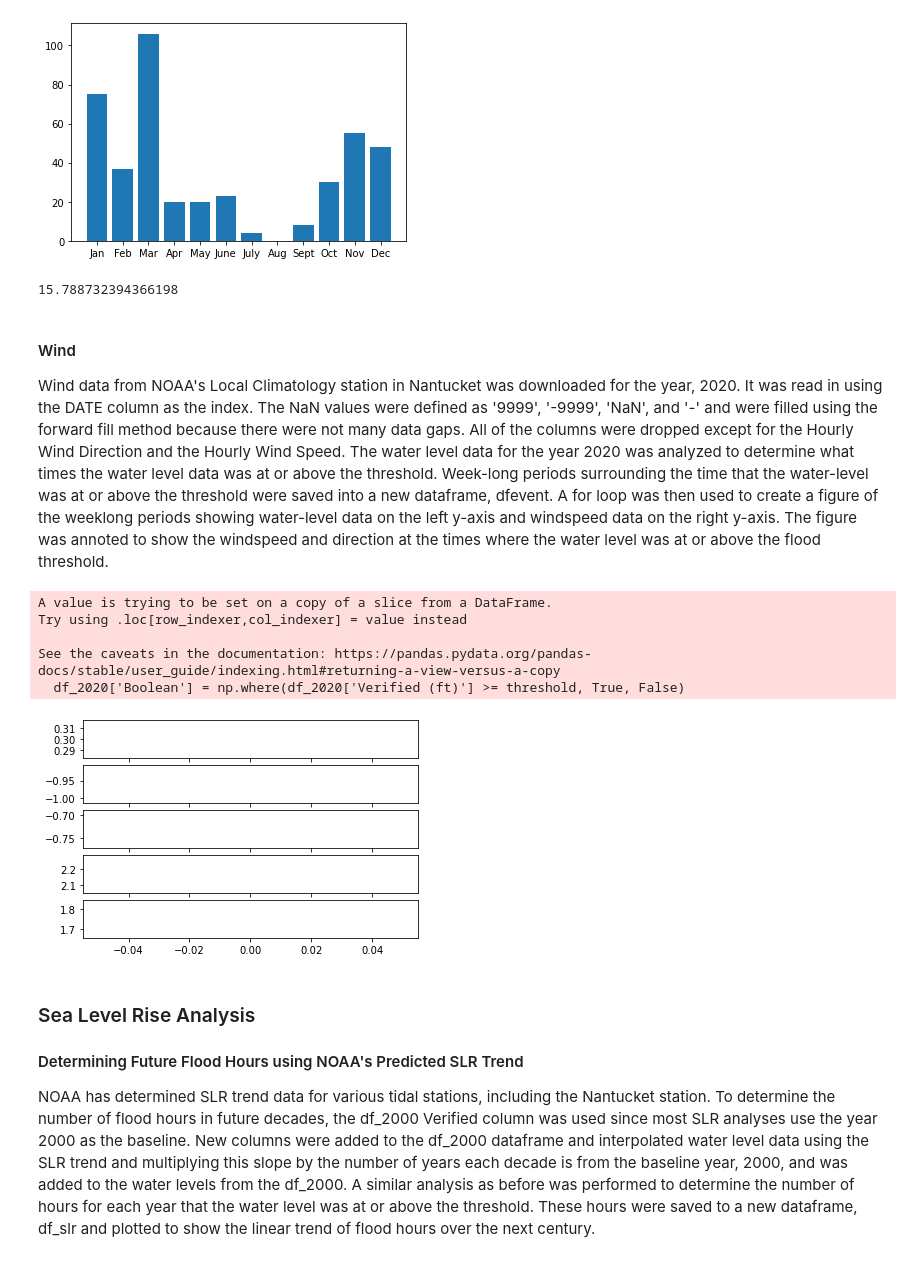
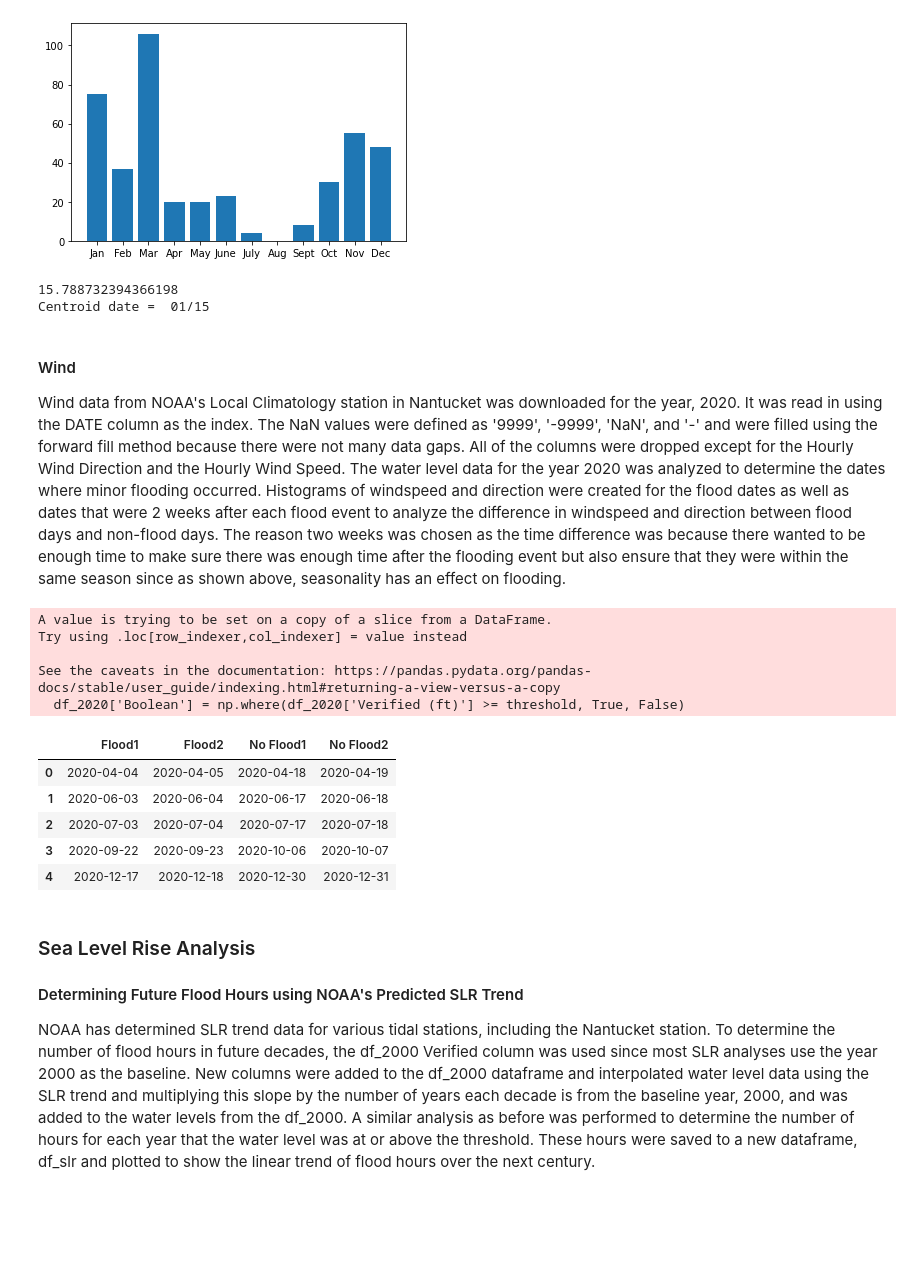
Before and after one commit to ldwyre98/ESCI-895-Final-Project, a Jupyter notebook: ESCI895_FinalProject.ipynb, the cells around one changed output. Drawn from its saved outputs; the diff is of its cells as text; code cells hidden in the pictures; blank space fills up the shorter version.

```diff
--- a/ESCI895_FinalProject.ipynb
+++ b/ESCI895_FinalProject.ipynb
@@ -110,43 +115,58 @@ ax7.bar(dfmonth['Month Name'], dfmonth['Boolean'])
 <BarContainer object of 12 artists>
 [figure]
 # %%
+# Calculating centroid to describe the seasonality
 dfmonth['jdaymid'] = df_wl['day'].groupby(df_wl['month']).median()
-centroid = (sum(dfmonth['Boolean']*dfmonth['jdaymid']))/(sum(dfmonth['Boolean']))
+centroid = sum(dfmonth['jdaymid']*dfmonth['Boolean'])/sum(dfmonth['Boolean'])
 print(centroid)
+print('Centroid date = ',
+      datetime.datetime.strftime(pd.to_datetime(centroid, format="%j"),'%m/%d'))
 # %% [output]
 15.788732394366198
+Centroid date =  01/15
 # %% [markdown]
 #### Wind
-Wind data from NOAA's Local Climatology station in Nantucket was downloaded for the year, 2020. It was read in using the DATE column as the index. The NaN values were defined as '9999', '-9999', 'NaN', and '-' and were filled using the forward fill method because there were not many data gaps. All of the columns were dropped except for the Hourly Wind Direction and the Hourly Wind Speed. The water level data for the year 2020 was analyzed to determine what times the water level data was at or above the threshold. Week-long periods surrounding the time that the water-level was at or above the threshold were saved into a new dataframe, dfevent. A for loop was then used to create a figure of the weeklong periods showing water-level data on the left y-axis and windspeed data on the right y-axis. The figure was annoted to show the windspeed and direction at the times where the water level was at or above the flood threshold.
+Wind data from NOAA's Local Climatology station in Nantucket was downloaded for the year, 2020. It was read in using the DATE column as the index. The NaN values were defined as '9999', '-9999', 'NaN', and '-' and were filled using the forward fill method because there were not many data gaps. All of the columns were dropped except for the Hourly Wind Direction and the Hourly Wind Speed. The water level data for the year 2020 was analyzed to determine the dates where minor flooding occurred. Histograms of windspeed and direction were created for the flood dates as well as dates that were 2 weeks after each flood event to analyze the difference in windspeed and direction between flood days and non-flood days. The reason two weeks was chosen as the time difference was because there wanted to be enough time to make sure there was enough time after the flooding event but also ensure that they were within the same season since as shown above, seasonality has an effect on flooding.
 # %%
 df_wind = pd.read_csv(wind_filename, delimiter=",", comment='%', header=0, parse_dates=['DATE'], index_col=['DATE'],
                      na_values=(9999, -9999, "NaN",'-'))
 df_wind = df_wind[['HourlyWindDirection', 'HourlyWindSpeed']]
 df_wind = df_wind.fillna(method = 'ffill')
 
 df_2020['Boolean'] = np.where(df_2020['Verified (ft)'] >= threshold, True, False)
-# These are weeklong events that had one or more times where the water level went above the threshold
-wind_start = [datetime.datetime(2020, 4, 1), datetime.datetime(2020, 5, 31),
-              datetime.datetime(2020, 6, 30), datetime.datetime(2020, 9, 19),
-              datetime.datetime(2020, 12, 14)]
-wind_end = [datetime.datetime(2020, 4, 7), datetime.datetime(2020, 6, 6),
-            datetime.datetime(2020, 7, 6), datetime.datetime(2020, 9, 26),
-            datetime.datetime(2020, 12, 21)]
-dfevent = pd.DataFrame(wind_start, columns = ['start date'])
-dfevent['end date'] = wind_end
-# This for loop is currently not working. For the final results, this figure should display 5 timeseries plots showing the
-# different weeklong events of water level on one y-axis and windspeed on the second-y-axis. The times where the water level
-# went above the threshold will be annotated with arrows that are labeled with the windspeed and direction
-fig, ax9 = plt.subplots(nrows = 5, ncols = 1)
-for i, v in dfevent.iterrows():
-    ax9[i].plot(df_2020.loc[dfevent.iloc[i,0], 'Verified (ft)'], color = 'purple')
+
+flood_dates1 = [datetime.datetime(2020, 4, 4), datetime.datetime(2020, 6, 3), datetime.datetime(2020, 7, 3),
+               datetime.datetime(2020, 9, 22), datetime.datetime(2020, 12, 17)]
+flood_dates2 = [datetime.datetime(2020, 4, 5), datetime.datetime(2020, 6, 4), datetime.datetime(2020, 7, 4),
+               datetime.datetime(2020, 9, 23), datetime.datetime(2020, 12, 18)]
+
+nonflood_dates1 = [datetime.datetime(2020, 4, 18), datetime.datetime(2020, 6, 17), datetime.datetime(2020, 7, 17),
+                 datetime.datetime(2020, 10, 6), datetime.datetime(2020, 12, 30)]
+nonflood_dates2 = [datetime.datetime(2020, 4, 19), datetime.datetime(2020, 6, 18), datetime.datetime(2020, 7, 18),
+                 datetime.datetime(2020, 10, 7), datetime.datetime(2020, 12, 31)]
+
+dfdates = pd.DataFrame(flood_dates1, columns = ['Flood1'])
+dfdates['Flood2'] = flood_dates2
+dfdates['No Flood1'] = nonflood_dates1
+dfdates['No Flood2'] = nonflood_dates2
+dfdates
+#fig, (ax1, ax2) = plt.subplots(nrows = 5, ncols = 2)
+#fig, (ax3, ax4) = plt.subplots(nrows = 5, ncols = 2)
+#for i, v in df_dates.iterrows():
+          #ax1[i].hist(df_wind.loc[dfdates.iloc[i, 0:1], 'HourlyWindSpeed'])
+          #ax2[i].hist(df_wind.loc[dfdates.iloc[i, 2:3], 'HourlyWindSpeed'])
 # %% [output]
 A value is trying to be set on a copy of a slice from a DataFrame.
 Try using .loc[row_indexer,col_indexer] = value instead
 
 See the caveats in the documentation: https://pandas.pydata.org/pandas-docs/stable/user_guide/indexing.html#returning-a-view-versus-a-copy
   df_2020['Boolean'] = np.where(df_2020['Verified (ft)'] >= threshold, True, False)
-[figure, removed]
+|  | Flood1 | Flood2 | No Flood1 | No Flood2 |
+| 0 | 2020-04-04 | 2020-04-05 | 2020-04-18 | 2020-04-19 |
+| 1 | 2020-06-03 | 2020-06-04 | 2020-06-17 | 2020-06-18 |
+| 2 | 2020-07-03 | 2020-07-04 | 2020-07-17 | 2020-07-18 |
+| 3 | 2020-09-22 | 2020-09-23 | 2020-10-06 | 2020-10-07 |
+| 4 | 2020-12-17 | 2020-12-18 | 2020-12-30 | 2020-12-31 |
 # %% [markdown]
 ### Sea Level Rise Analysis
 #### Determining Future Flood Hours using NOAA's Predicted SLR Trend
```
Also changed, not shown: parts of 5 cells of this notebook.
